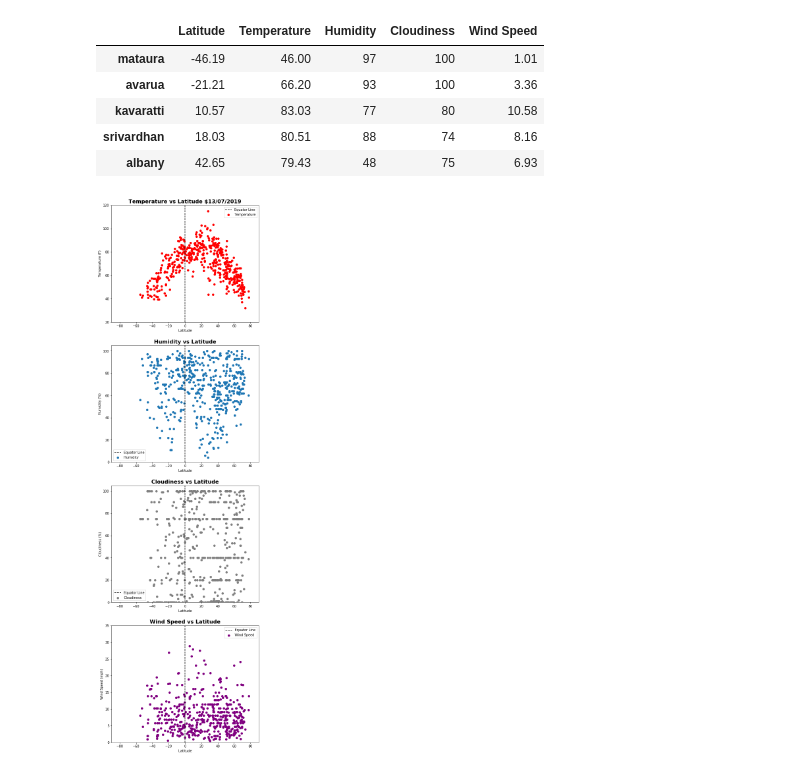
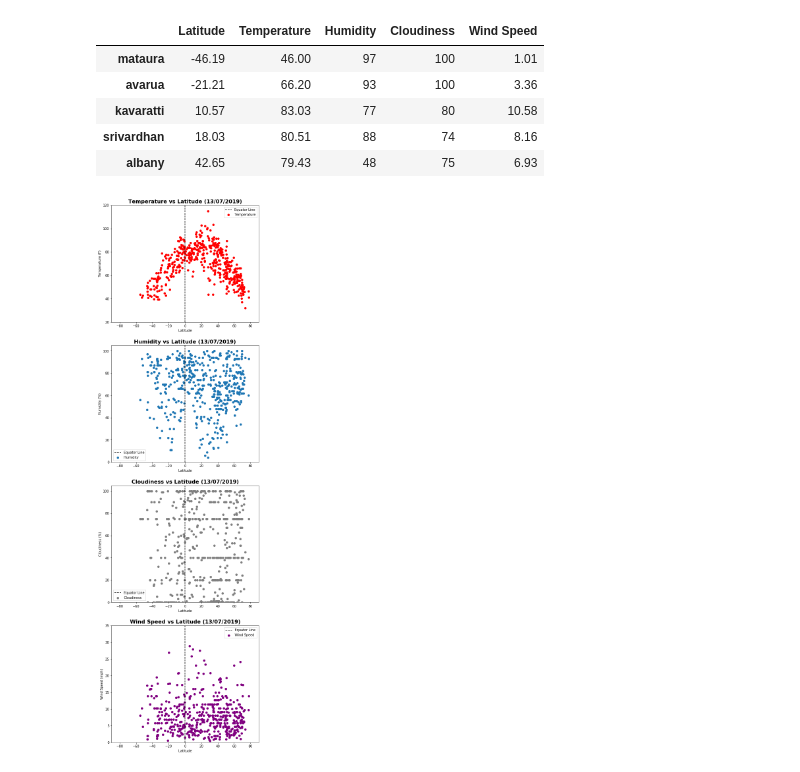
Before and after one commit to Erick-GR/WhatsTheWeather, a Jupyter notebook: WhatsTheWheather.ipynb, the cells around one changed output. Saved outputs shown, nothing was run; the diff lists cells and outputs as text; code cells hidden in the pictures.

```diff
--- a/WhatsTheWheather.ipynb
+++ b/WhatsTheWheather.ipynb
@@ -109,42 +109,42 @@ today = date.today().strftime("%d/%m/%Y")
 temp.scatter(city_df['Latitude'], city_df['Temperature'], color='red')
 temp.set_ylabel("Temperature (F)")
 temp.set_xlabel("Latitude")
-temp.set_title(f"Temperature vs Latitude ${today}", fontsize = 16, fontweight = 'bold')
+temp.set_title(f"Temperature vs Latitude ({today})", fontsize = 16, fontweight = 'bold')
 temp.set_xlim((-90,90))
 temp.set_ylim((20, 120))
 temp.axvline(0, color='black', ls="--", label='Equator Line')
 temp.legend(loc='best')
 
 hum.scatter(city_df['Latitude'], city_df['Humidity'])
 hum.set_ylabel("Humidity (%)")
 hum.set_xlabel("Latitude")
-hum.set_title("Humidity vs Latitude", fontsize = 16, fontweight = 'bold')
+hum.set_title(f"Humidity vs Latitude ({today})", fontsize = 16, fontweight = 'bold')
 hum.set_xlim((-90,90))
 hum.set_ylim((0, 105))
 hum.axvline(0, color='black', ls="--", label='Equator Line')
 hum.legend(loc='lower left')
 
 clo.scatter(city_df['Latitude'], city_df['Cloudiness'], color='grey')
 clo.set_ylabel("Cloudiness (%)")
 clo.set_xlabel("Latitude")
-clo.set_title("Cloudiness vs Latitude", fontsize = 16, fontweight = 'bold')
+clo.set_title(f"Cloudiness vs Latitude ({today})", fontsize = 16, fontweight = 'bold')
 clo.set_xlim((-90,90))
 clo.set_ylim((0, 105))
 clo.axvline(0, color='black', ls="--", label='Equator Line')
 clo.legend(loc='lower left')
 
 wind.scatter(city_df['Latitude'], city_df['Wind Speed'], color='purple')
 wind.set_ylabel("Wind Speed (mph)")
 wind.set_xlabel("Latitude")
-wind.set_title("Wind Speed vs Latitude", fontsize = 16, fontweight = 'bold')
+wind.set_title(f"Wind Speed vs Latitude ({today})", fontsize = 16, fontweight = 'bold')
 wind.set_xlim((-90,90))
 wind.set_ylim((0, 35))
 wind.axvline(0, color='black', ls="--", label='Equator Line')
 wind.legend(loc='best')
 
 plt.show()
 # %% [output]
-[figure, old version]
+[figure, new version]
 # %%
 fig.savefig("images/weatherCharts.png")
 # %%
```
Also changed, not shown: 1 other file.
